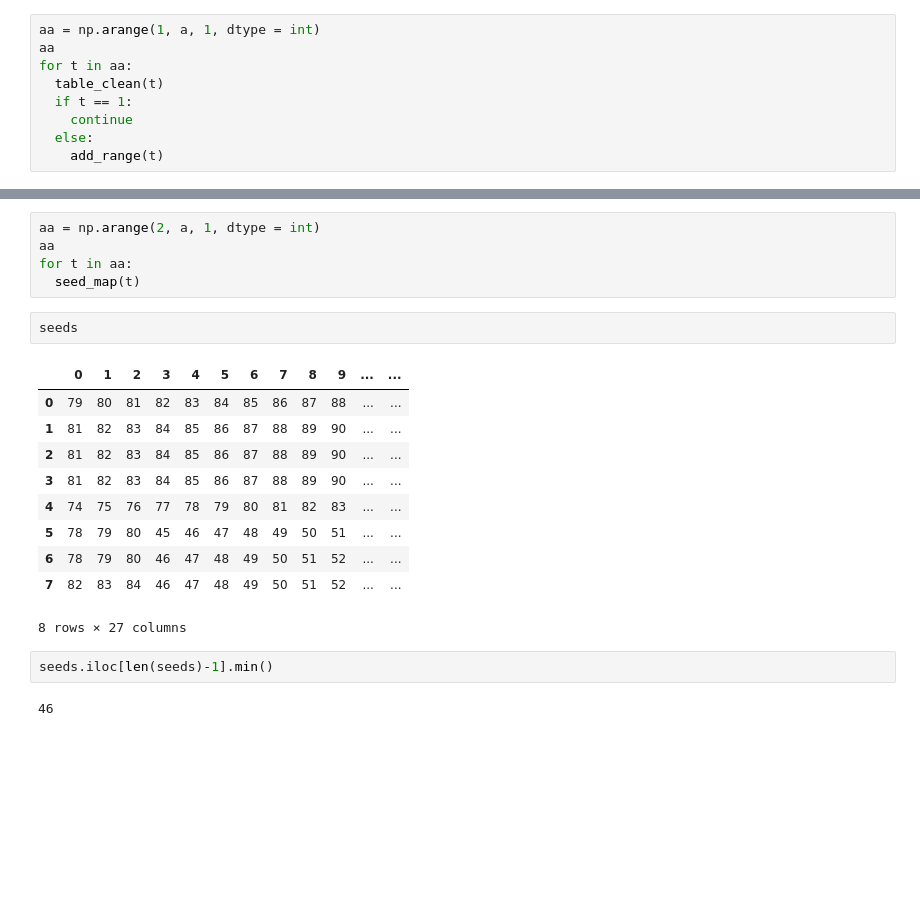
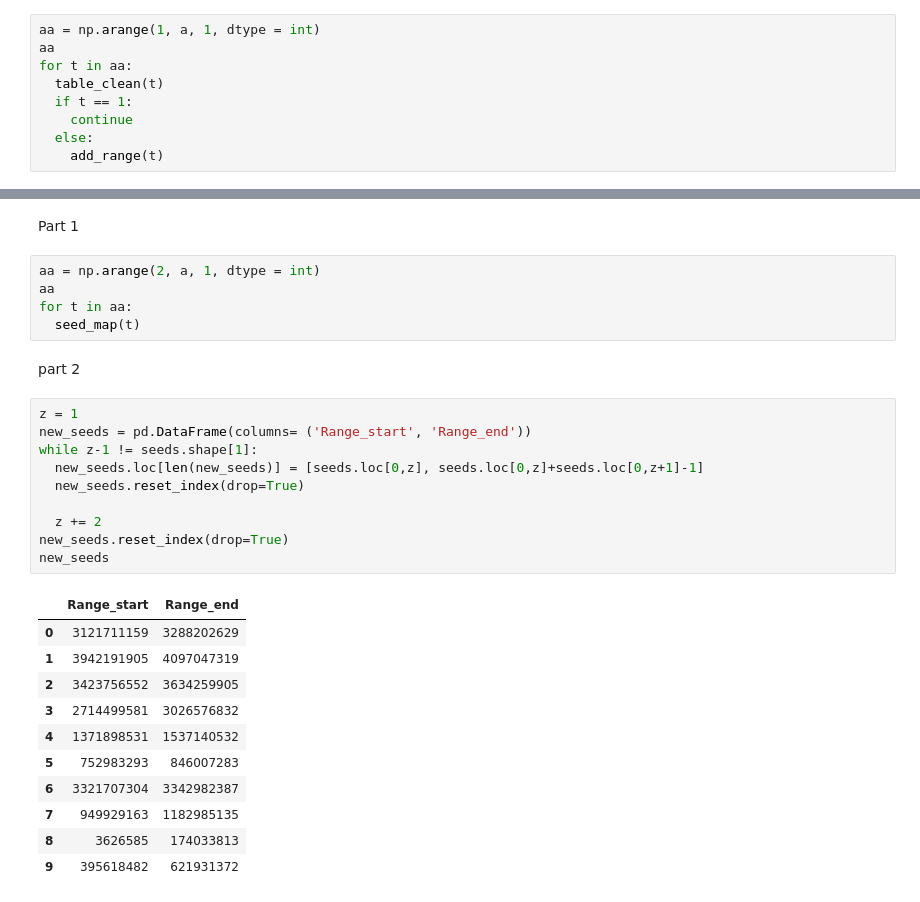
Before and after one commit to couch-taco/Advent-of-Code, a Jupyter notebook: day_5_.ipynb, the cells around one changed output, grey strips where cells are left out. Drawn from its saved outputs; the diff is of its cells as text; blank space fills up the shorter version.

```diff
--- a/day_5_.ipynb
+++ b/day_5_.ipynb
@@ -172,22 +165,31 @@ seeds
+# %% [markdown]
+Part 1
 # %%
 aa = np.arange(2, a, 1, dtype = int)
 aa
 for t in aa:
   seed_map(t)
-# %%
-seeds
-# %% [output]
-|  | 0 | 1 | 2 | 3 | 4 | 5 | 6 | 7 | 8 | 9 | ... | ... |
-| 0 | 79 | 80 | 81 | 82 | 83 | 84 | 85 | 86 | 87 | 88 | ... | ... |
-| 1 | 81 | 82 | 83 | 84 | 85 | 86 | 87 | 88 | 89 | 90 | ... | ... |
-| 2 | 81 | 82 | 83 | 84 | 85 | 86 | 87 | 88 | 89 | 90 | ... | ... |
-| 3 | 81 | 82 | 83 | 84 | 85 | 86 | 87 | 88 | 89 | 90 | ... | ... |
-| 4 | 74 | 75 | 76 | 77 | 78 | 79 | 80 | 81 | 82 | 83 | ... | ... |
-| 5 | 78 | 79 | 80 | 45 | 46 | 47 | 48 | 49 | 50 | 51 | ... | ... |
-| 6 | 78 | 79 | 80 | 46 | 47 | 48 | 49 | 50 | 51 | 52 | ... | ... |
-| 7 | 82 | 83 | 84 | 46 | 47 | 48 | 49 | 50 | 51 | 52 | ... | ... |
-8 rows × 27 columns
-# %%
-seeds.iloc[len(seeds)-1].min()
-# %% [output]
-46
+# %% [markdown]
+part 2
+# %%
+z = 1
+new_seeds = pd.DataFrame(columns= ('Range_start', 'Range_end'))
+while z-1 != seeds.shape[1]:
+  new_seeds.loc[len(new_seeds)] = [seeds.loc[0,z], seeds.loc[0,z]+seeds.loc[0,z+1]-1]
+  new_seeds.reset_index(drop=True)
+
+  z += 2
+new_seeds.reset_index(drop=True)
+new_seeds
+# %% [output]
+|  | Range_start | Range_end |
+| 0 | 3121711159 | 3288202629 |
+| 1 | 3942191905 | 4097047319 |
+| 2 | 3423756552 | 3634259905 |
+| 3 | 2714499581 | 3026576832 |
+| 4 | 1371898531 | 1537140532 |
+| 5 | 752983293 | 846007283 |
+| 6 | 3321707304 | 3342982387 |
+| 7 | 949929163 | 1182985135 |
+| 8 | 3626585 | 174033813 |
+| 9 | 395618482 | 621931372 |
```
Also changed, not shown: parts of 13 cells of this notebook.
